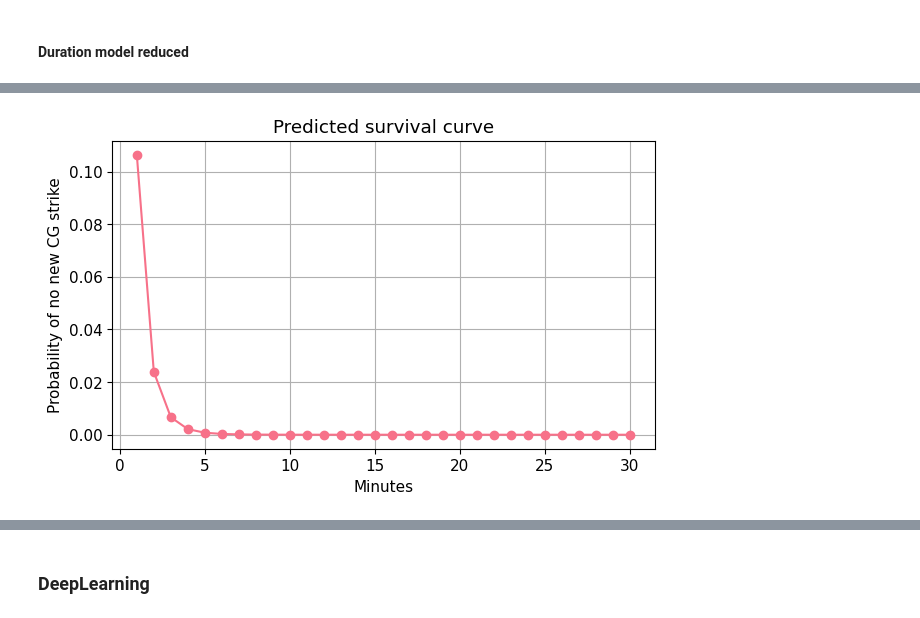
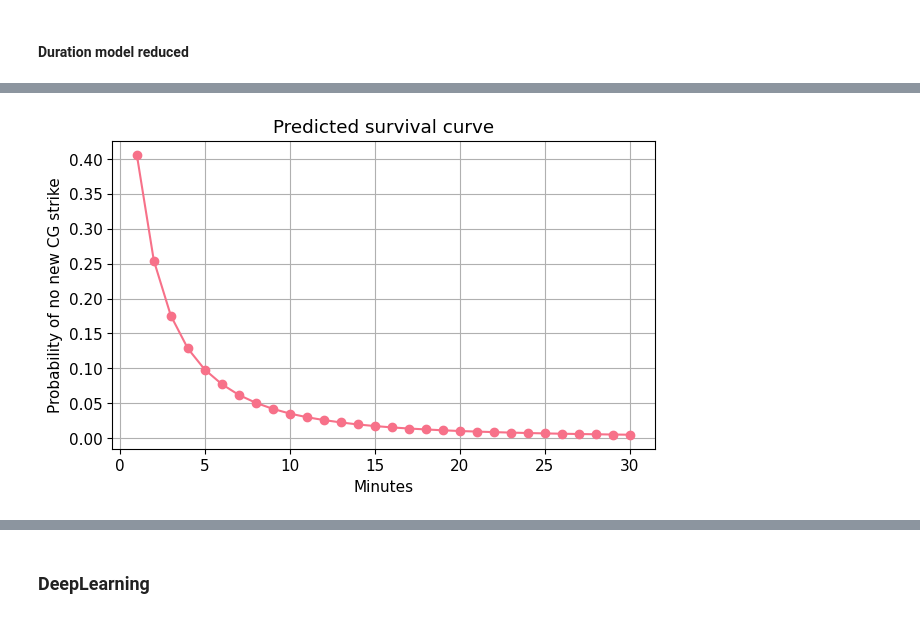
Before and after one commit to Charlin-D-S/IA-PAU-Data-Battle, a Jupyter notebook: notebooks/feature_engeneering.ipynb, the cells around one changed output, grey strips where cells are left out. Saved outputs shown, nothing was run; the diff lists cells and outputs as text; code cells hidden in the pictures.

```diff
--- a/notebooks/feature_engeneering.ipynb
+++ b/notebooks/feature_engeneering.ipynb
@@ -630,9 +630,9 @@ df_model["duration_min"] = np.maximum(
 df_model["duration_min_trunc"] = df_model["duration_min"].clip(upper=HORIZON_MIN)
 df_model["event_within_horizon"] = (df_model["duration_min"] <= HORIZON_MIN).astype(int)
 
-bool_cols = df_model.select_dtypes(include=["boolean"]).columns
-df_model[bool_cols] = df_model[bool_cols].fillna(False).astype(int)
-df_model = df_model.fillna(df_model.median())
+# bool_cols = df_model.select_dtypes(include=["boolean"]).columns
+# df_model[bool_cols] = df_model[bool_cols].fillna(False).astype(int)
+# df_model = df_model.fillna(df_model.median())
 
 df_model[["time_to_next_cg20", "duration_min", "duration_min_trunc", "event_within_horizon"]].head()
 # %% [output]
@@ -648,6 +648,10 @@ import numpy as np
 import pandas as pd
 
 def build_survival_long(df, id_cols, base_features):
+
+   # Reset index to avoid misalignment
+    df = df.reset_index(drop=True)
+
     # nombre total de lignes que nous allons générer
     durations = df["duration_min_trunc"].astype(int)
     N = durations.sum()
@@ -682,21 +686,11 @@ def build_survival_long(df, id_cols, base_features):
 
     return surv_df
 
-df_model = df_model.reset_index(drop=True)
-durations = df_model["duration_min_trunc"].astype(int)
-
-# print("durations.sum() =", durations.sum())
-# print("len(idx_rep) =   ", len(df_model.index.repeat(durations)))
-# print("len(t) =          ", len(np.concatenate([np.arange(1, d+1) for d in durations])))
-
-# print("Durations == 0 :", (durations == 0).sum())
-# print("Durations < 0 :", (durations < 0).sum())
-# print("Durations NaN :", df_model["duration_min_trunc"].isna().sum())
 
 id_cols = [c for c in ["obs_id", "date", "airport", "year"] if c in df_model.columns]
 base_features = features.copy()
 surv_df = build_survival_long(df_model, id_cols, base_features)
 
-print(len(surv_df))
+print(surv_df.shape)
 surv_df.head()
 # %% [output]
@@ -1088,4 +997,14 @@ Test Brier: 0.14165622793284988
 # %%
+from sklearn.impute import SimpleImputer
+from sklearn.pipeline import Pipeline
+from sklearn.linear_model import LogisticRegression
+from sklearn.metrics import roc_auc_score, average_precision_score, brier_score_loss
+
+logit_model = Pipeline([
+    ("imputer", SimpleImputer(strategy="median")),
+    ("clf", LogisticRegression(max_iter=300, solver="saga", class_weight="balanced",n_jobs=-1))
+])
+
 base_only_features = [
     "dist",
     "azimuth",
@@ -1192,23 +1100,24 @@ len(static_features_main), len(features2)
 # %%
-example = val_base[val_base["lightning_id"] == 456685].iloc[0]
+# example = val_base[val_base["lightning_id"] == 456685].iloc[0]
+example = val_base.sample(1).iloc[0]
 
 curve = predict_survival_for_row1(
     logit_model,
     example[static_features_main].to_dict(),
     static_features_main,
     horizon=30
 )
 
 
 plt.figure(figsize=(7,4))
 plt.plot(curve["minute"], curve["survival"], marker="o")
 plt.xlabel("Minutes")
 plt.ylabel("Probability of no new CG strike")
 plt.title("Predicted survival curve")
 plt.grid(True)
 plt.show()
 # %% [output]
-[figure, old version]
+[figure, new version]
 # %%
 curve.head(25)
 # %% [output]
```
Also changed, not shown: parts of 23 cells of this notebook, 5 other files.
